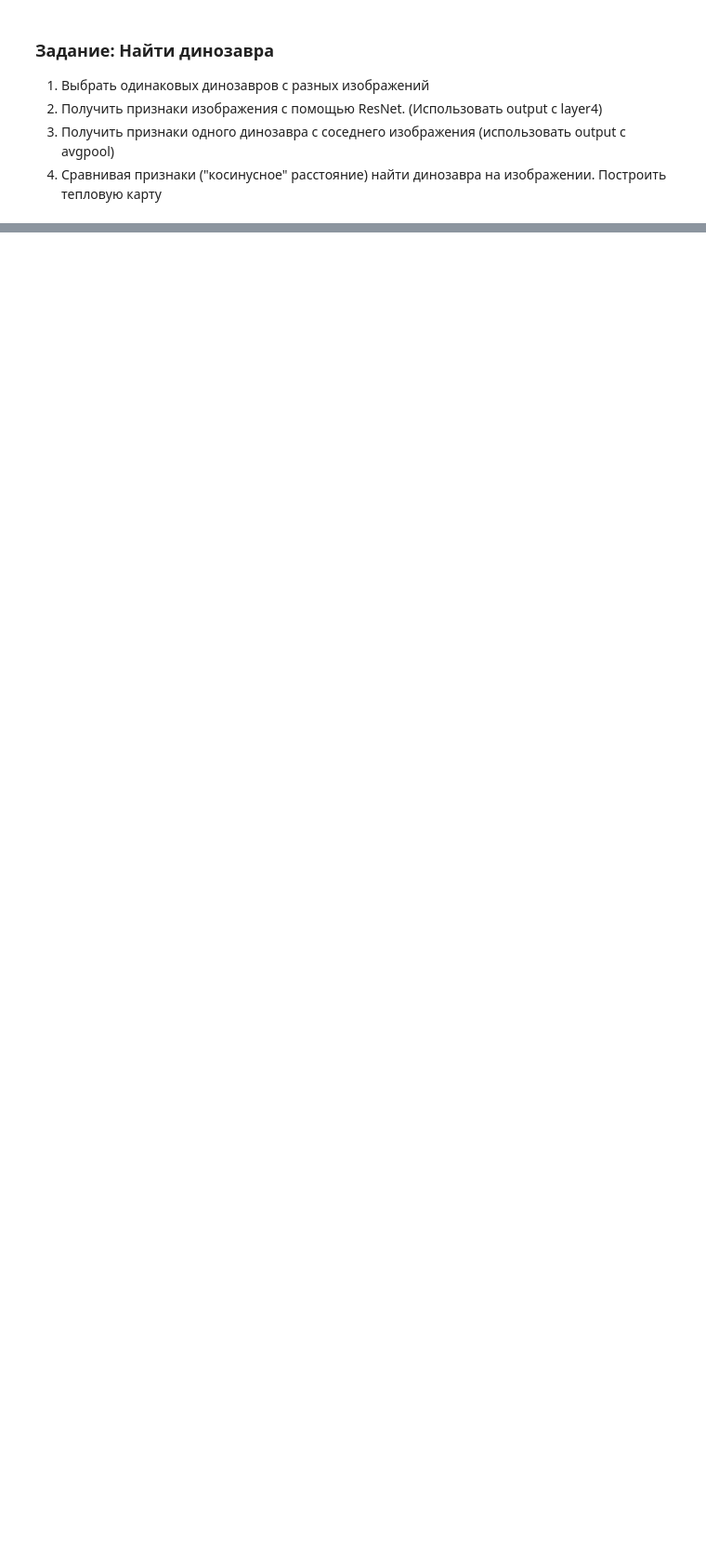
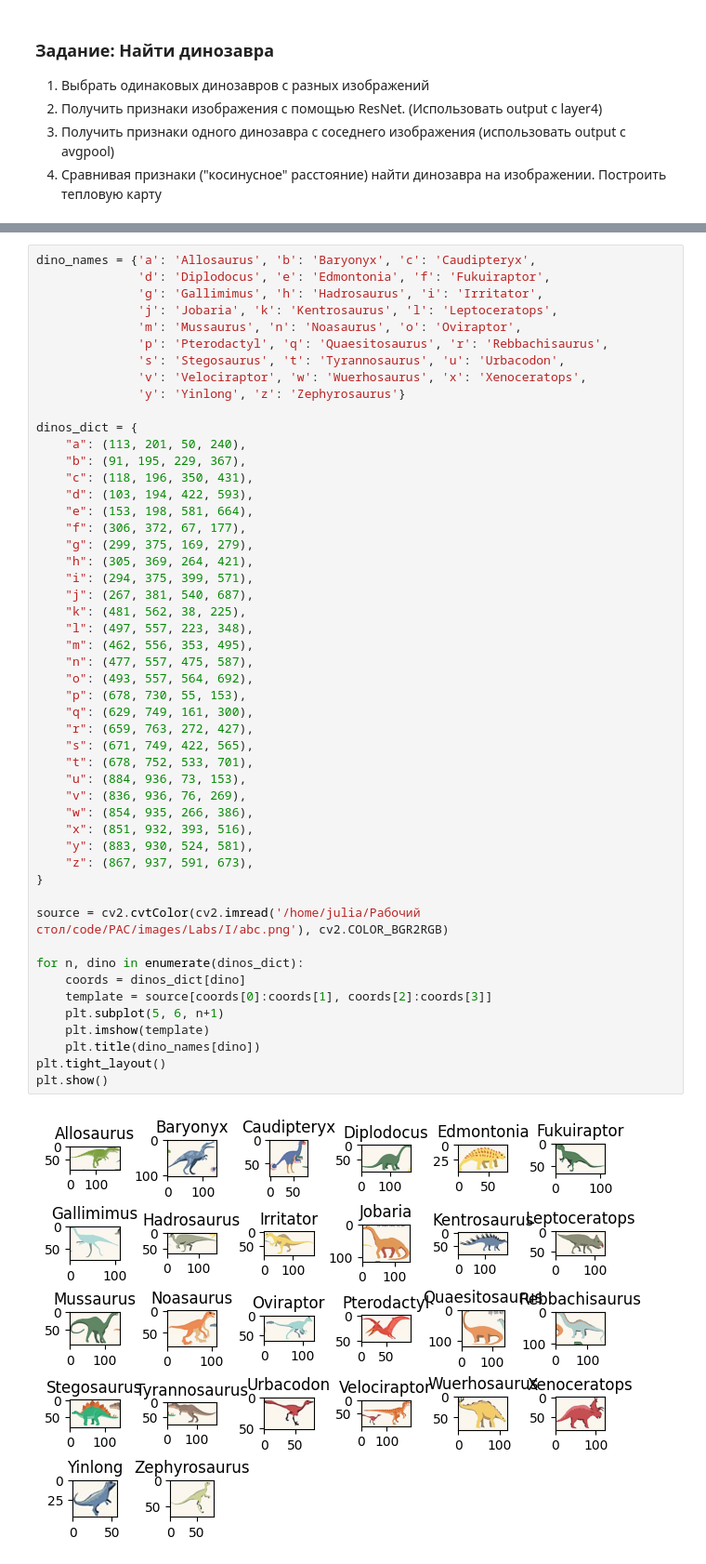
Before and after one commit to jul-os/PAC, a Jupyter notebook: Lab1_dino.ipynb, the cells around one changed output, grey strips where cells are left out. Shown at 93% size. Cells and saved outputs as stored; diff of their text form; blank space fills up the shorter version.

```diff
--- a/Lab1_dino.ipynb
+++ b/Lab1_dino.ipynb
@@ -61,0 +70,52 @@ model.eval()
+# %%
+dino_names = {'a': 'Allosaurus', 'b': 'Baryonyx', 'c': 'Caudipteryx',
+              'd': 'Diplodocus', 'e': 'Edmontonia', 'f': 'Fukuiraptor',
+              'g': 'Gallimimus', 'h': 'Hadrosaurus', 'i': 'Irritator',
+              'j': 'Jobaria', 'k': 'Kentrosaurus', 'l': 'Leptoceratops',
+              'm': 'Mussaurus', 'n': 'Noasaurus', 'o': 'Oviraptor',
+              'p': 'Pterodactyl', 'q': 'Quaesitosaurus', 'r': 'Rebbachisaurus',
+              's': 'Stegosaurus', 't': 'Tyrannosaurus', 'u': 'Urbacodon',
+              'v': 'Velociraptor', 'w': 'Wuerhosaurus', 'x': 'Xenoceratops',
+              'y': 'Yinlong', 'z': 'Zephyrosaurus'}
+
+dinos_dict = {
+    "a": (113, 201, 50, 240),
+    "b": (91, 195, 229, 367),
+    "c": (118, 196, 350, 431),
+    "d": (103, 194, 422, 593),
+    "e": (153, 198, 581, 664),
+    "f": (306, 372, 67, 177),
+    "g": (299, 375, 169, 279),
+    "h": (305, 369, 264, 421),
+    "i": (294, 375, 399, 571),
+    "j": (267, 381, 540, 687),
+    "k": (481, 562, 38, 225),
+    "l": (497, 557, 223, 348),
+    "m": (462, 556, 353, 495),
+    "n": (477, 557, 475, 587),
+    "o": (493, 557, 564, 692),
+    "p": (678, 730, 55, 153),
+    "q": (629, 749, 161, 300),
+    "r": (659, 763, 272, 427),
+    "s": (671, 749, 422, 565),
+    "t": (678, 752, 533, 701),
+    "u": (884, 936, 73, 153),
+    "v": (836, 936, 76, 269),
+    "w": (854, 935, 266, 386),
+    "x": (851, 932, 393, 516),
+    "y": (883, 930, 524, 581),
+    "z": (867, 937, 591, 673),
+}
+
+source = cv2.cvtColor(cv2.imread('/home/julia/Рабочий стол/code/PAC/images/Labs/I/abc.png'), cv2.COLOR_BGR2RGB)
+
+for n, dino in enumerate(dinos_dict):
+    coords = dinos_dict[dino]
+    template = source[coords[0]:coords[1], coords[2]:coords[3]]
+    plt.subplot(5, 6, n+1)
+    plt.imshow(template)
+    plt.title(dino_names[dino])
+plt.tight_layout()
+plt.show()
+# %% [output]
+[figure, added]
```
Also changed, not shown: parts of 9 cells of this notebook, 1 other file.
